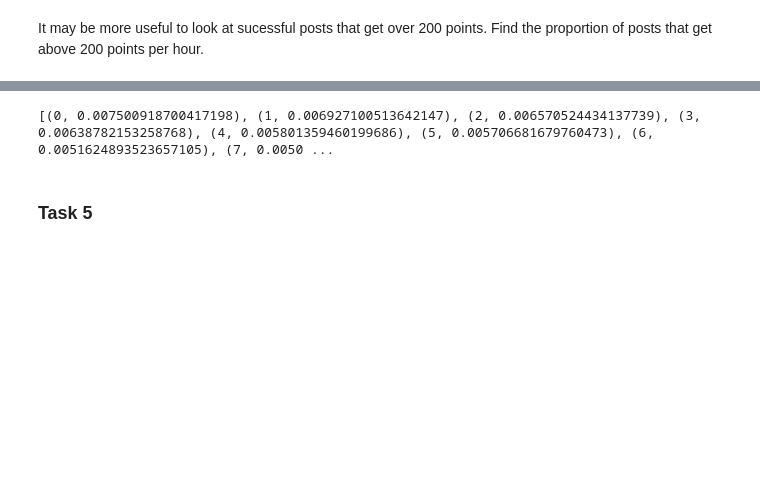
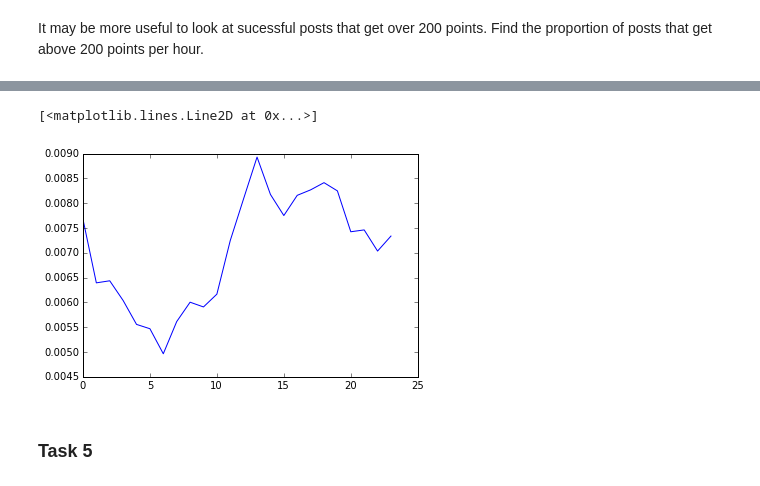
Before and after one commit to LiamKoh/csjpm-bigdata-workshop, a Jupyter notebook: HackerNews Challenge.ipynb, the cells around one changed output, grey strips where cells are left out. Saved outputs shown, nothing was run; the diff lists cells and outputs as text; code cells hidden in the pictures; blank space fills up the shorter version.

```diff
--- a/HackerNews Challenge.ipynb
+++ b/HackerNews Challenge.ipynb
@@ -118,5 +189,13 @@ plt.plot(hrs, sz)
 # %% [markdown]
 It may be more useful to look at sucessful posts that get over 200 points. Find the proportion of posts that get above 200 points per hour.
+# %%
+# filter
+supost_hour_rdd = score_hour_rdd.filter(lambda x: x[1] > 200)
+
+# find prop per hour
+prop_per_hour_rdd = supost_hour_rdd.groupByKey() \
+                                    .mapValues(len) \
+                                    .map(lambda x: (x[0], x[1] / hb[x[0]]))
 # %%
 prop_per_hour = sorted(prop_per_hour_rdd.collect())
 print prop_per_hour
@@ -123,12 +204,10 @@ print prop_per_hour
-# %%
-prop_per_hour = sorted(prop_per_hour_rdd.collect())
-print prop_per_hour
-# %% [output]
-[(0, 0.007500918700417198), (1, 0.006927100513642147), (2, 0.006570524434137739), (3, 0.00638782153258768), (4, 0.005801359460199686), (5, 0.005706681679760473), (6, 0.0051624893523657105), (7, 0.0050 ...
 # %%
 hrs = [x[0] for x in prop_per_hour]
-sz = [x[1] for x in prop_per_hour]
-plt.plot(hrs, sz)
+pph = [x[1] for x in prop_per_hour]
+plt.plot(hrs, pph)
+# %% [output]
+[<matplotlib.lines.Line2D at 0x...>]
+[figure, added]
 # %% [markdown]
 ### Task 5
 # %% [markdown]
```
Also changed, not shown: parts of 50 cells of this notebook, 3 other files.
